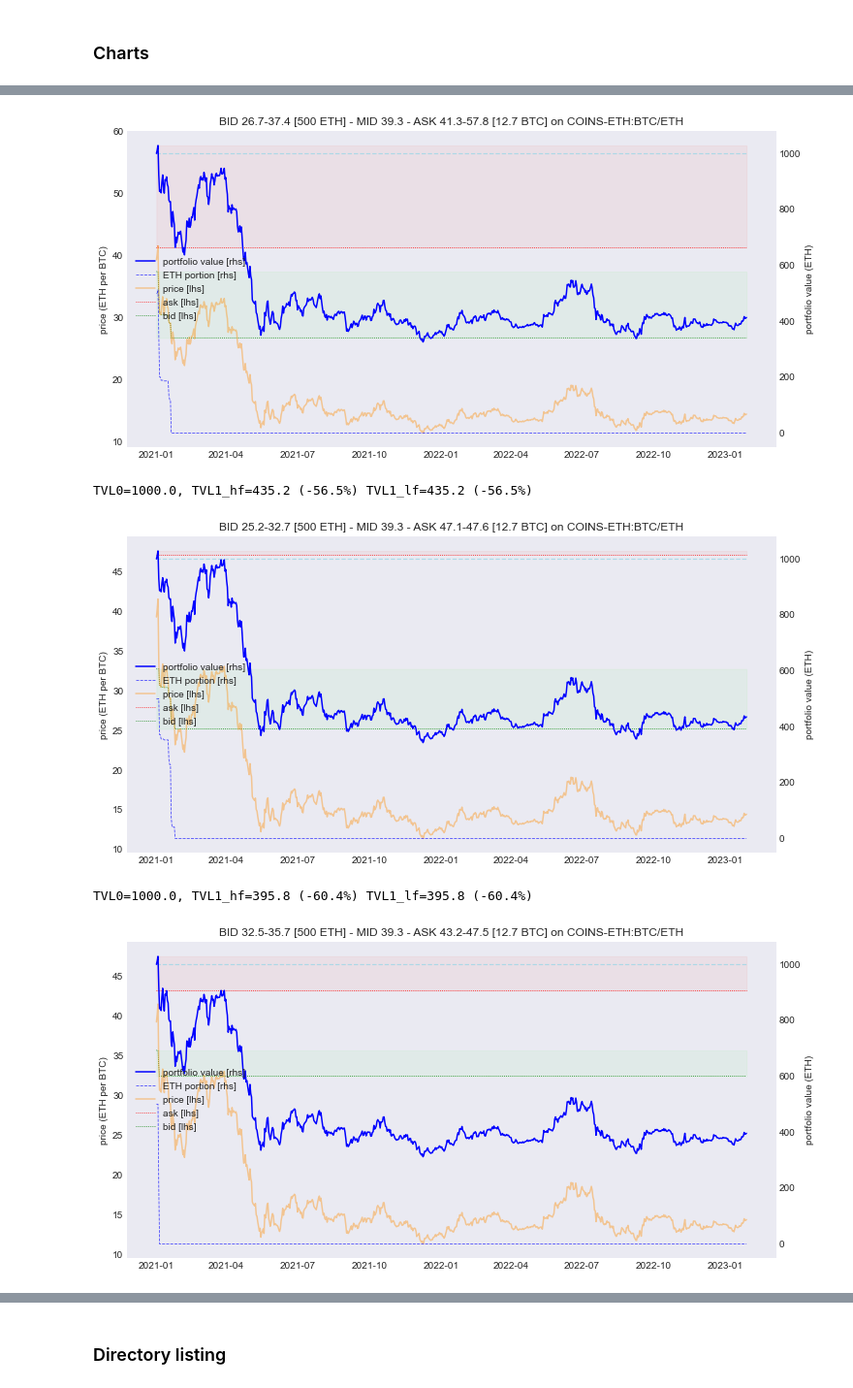
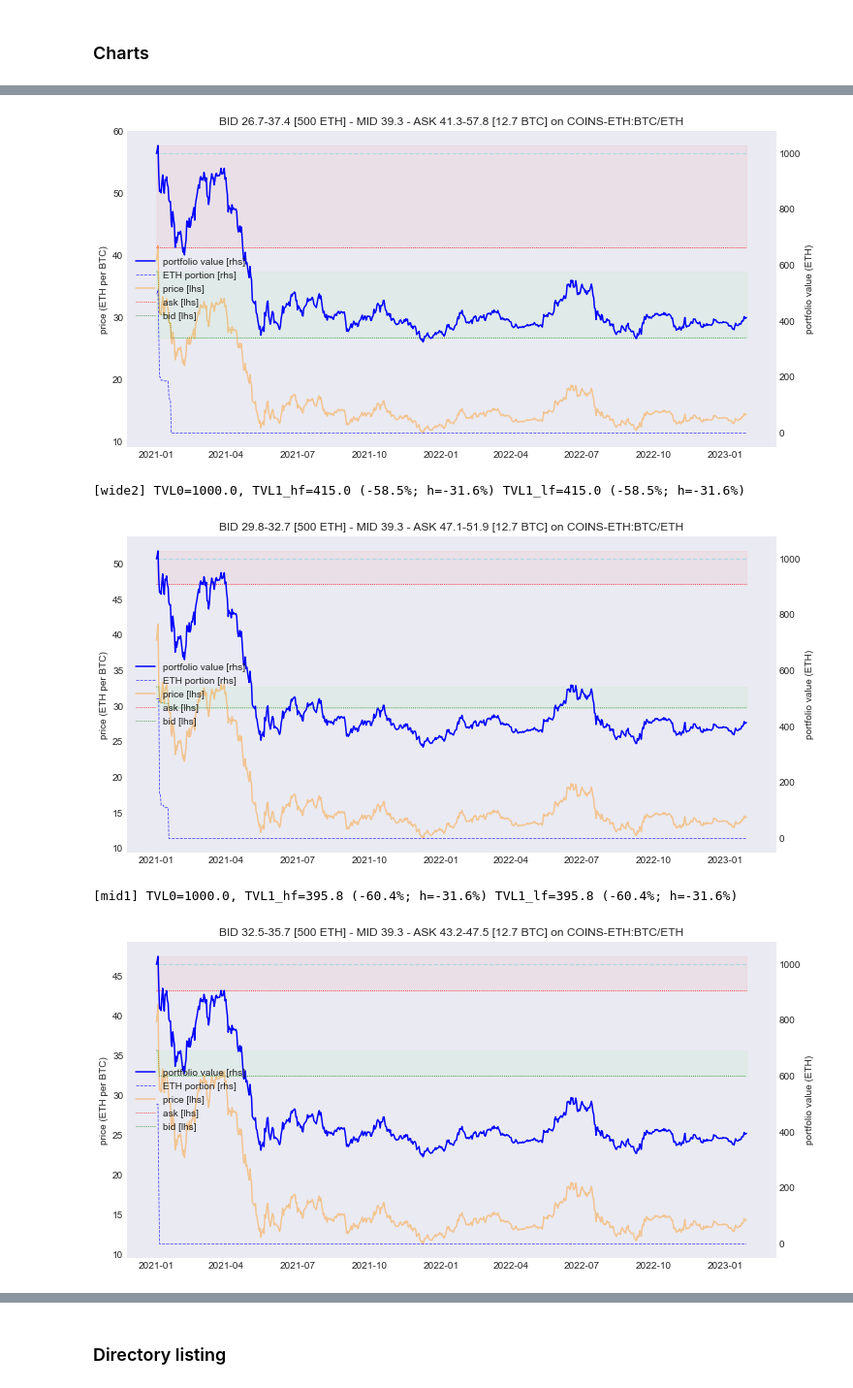
Before and after one commit to bancorprotocol/carbon-simulator-jupylite, a Jupyter notebook: content/demo7-4/demo7-4.ipynb, the cells around one changed output, grey strips where cells are left out. Shown: that part at 97% size. Drawn from its saved outputs; the diff is of its cells as text; code cells hidden in the pictures.

```diff
--- a/content/demo7-4/demo7-4.ipynb
+++ b/content/demo7-4/demo7-4.ipynb
@@ -216,24 +219,14 @@ VBox(children=(FloatSlider(value=50.0, continuous_update=False, description='csh
 
 This is the strategy called `slider`. Here `m` is the mid price of the range (100 is inital spot value), `g%` is the gap between the ranges in percent, and `w%` is the width of the ranges in percent. The parameter `u%` is the range utilisation rate, where `u=0%` means the range is full, and `u~100%` means that it is almost empty.
 # %%
-if require_version("2.3.1", raiseonfail=False):
-    try:
-        strat1_w(vertical=True)
-    except:
-        S0, SMIN, SMAX = 100, 50, 200
-        strat1_w = PcSliderManager(["m", "g%", "w%", "ubid%", "uask%"],
-                            values=[S0/100, 0.1, 0.25, 0, 0],
-                            range=[(SMIN/100,SMAX/100),(0,0.50),(0,0.50),(0,1),(0,1)])
-        strat1_w(vertical=True)
-else:
-    try:
-        strat1_w(vertical=True)
-    except:
-        S0, SMIN, SMAX = 100, 50, 200
-        strat1_w = PcSliderManager(["m", "g%", "w%", "u%"],
-                            values=[S0/100, 0.1, 0.25, 0],
-                            range=[(SMIN/100,SMAX/100),(0,0.50),(0,0.50),(0,1)])
-        strat1_w(vertical=True)
+try:
+    strat1_w(vertical=True)
+except:
+    S0, SMIN, SMAX = 100, 50, 200
+    strat1_w = PcSliderManager(["m", "g%", "wbid%", "wask%", "ubid%", "uask%"],
+                        values=[S0/100, 0.1, 0.25, 0.25, 0, 0],
+                        range=[(SMIN/100,SMAX/100),(0,1),(0,0.50),(0,0.50),(0,1),(0,1)])
+    strat1_w(vertical=True)
 # %% [output]
 VBox(children=(FloatSlider(value=100.0, continuous_update=False, description='m', max=200.0, min=50.0, readout…
 # %% [markdown]
@@ -251,16 +244,14 @@ DATAID, DATAFN = datafn_w.value, j(DATAPATH, f"{datafn_w.value}.pickle")
 STARTPC, LENPC, SV, COLNM = segment_w.values[0], segment_w.values[1], strat1_w.values, datacols_w.value
 path0, pair = pdread(DATAFN, COLNM, from_pc=STARTPC, period_pc=LENPC, min_dt=PATH_MIN_DATE, invert=pathops_w.values[0], tkns=True)
 path = PI.interpolate(path0, PIPERIOD, sigfctr=PIFACTOR, enable=pathops_w.values[1])
-try:
-    strats["slider"] = [strategy.from_mgw(m=100*SV[0], g=SV[1], w=SV[2], u=(SV[4], SV[3]))]
-except:
-    strats["slider"] = [strategy.from_mgw(m=100*SV[0], g=SV[1], w=SV[2], u=SV[3])]
+strats["slider"] = [strategy.from_mgw(m=100*SV[0], g=SV[1], w=(SV[3], SV[2]), u=(SV[5], SV[4]))]
 for ix, stratid in enumerate(strats_w.checked):
     strat = [s.set_tvl(spot=path0[0], cashpc=stratall_w.values[0], tvl=TVL) for s in strats[stratid]]
     simresults  = run_sim(strat, path, shift=stratall_w.values[1])
     simresults0 = run_sim(strat, path0, shift=stratall_w.values[1]) if not path is path0 else simresults
-    v0, v1, v1a = simresults.value_r[0], simresults.value_r[-1], simresults0.value_r[-1]
-    print(f"TVL0={v0:.1f}, TVL1_hf={v1:.1f} ({v1/v0*100-100:.1f}%) TVL1_lf={v1a:.1f} ({v1a/v0*100-100:.1f}%)")
+    v0, v1, v1a,  = simresults.value_r[0], simresults.value_r[-1], simresults0.value_r[-1]
+    vh1, vh1a = simresults.hodl_r[-1], simresults0.hodl_r[-1]
+    print(f"\n[{stratid}] TVL0={v0:.1f}, TVL1_hf={v1:.1f} ({v1/v0*100-100:.1f}%; h={vh1/v0*100-100:.1f}%) TVL1_lf={v1a:.1f} ({v1a/v0*100-100:.1f}%; h={vh1a/v0*100-100:.1f}%)")
     plot_sim(simresults, simresults0, f"{DATAID}:{COLNM}", Params(**params_w.values_dct), pair=pair, colors=colors)
     if isinstance(OUTPATH, str):
         plt.savefig(j(OUTPATH, fname(DATAID, COLNM)))
@@ -273,5 +264,5 @@ TVL0=1000.0, TVL1_hf=413.4 (-58.7%) TVL1_lf=413.4 (-58.7%)
 [figure]
-TVL0=1000.0, TVL1_hf=435.2 (-56.5%) TVL1_lf=435.2 (-56.5%)
+[wide2] TVL0=1000.0, TVL1_hf=415.0 (-58.5%; h=-31.6%) TVL1_lf=415.0 (-58.5%; h=-31.6%)
-[figure, old version]
+[figure, new version]
-TVL0=1000.0, TVL1_hf=395.8 (-60.4%) TVL1_lf=395.8 (-60.4%)
+[mid1] TVL0=1000.0, TVL1_hf=395.8 (-60.4%; h=-31.6%) TVL1_lf=395.8 (-60.4%; h=-31.6%)
 [figure]
```
Also changed, not shown: parts of 6 cells of this notebook.
